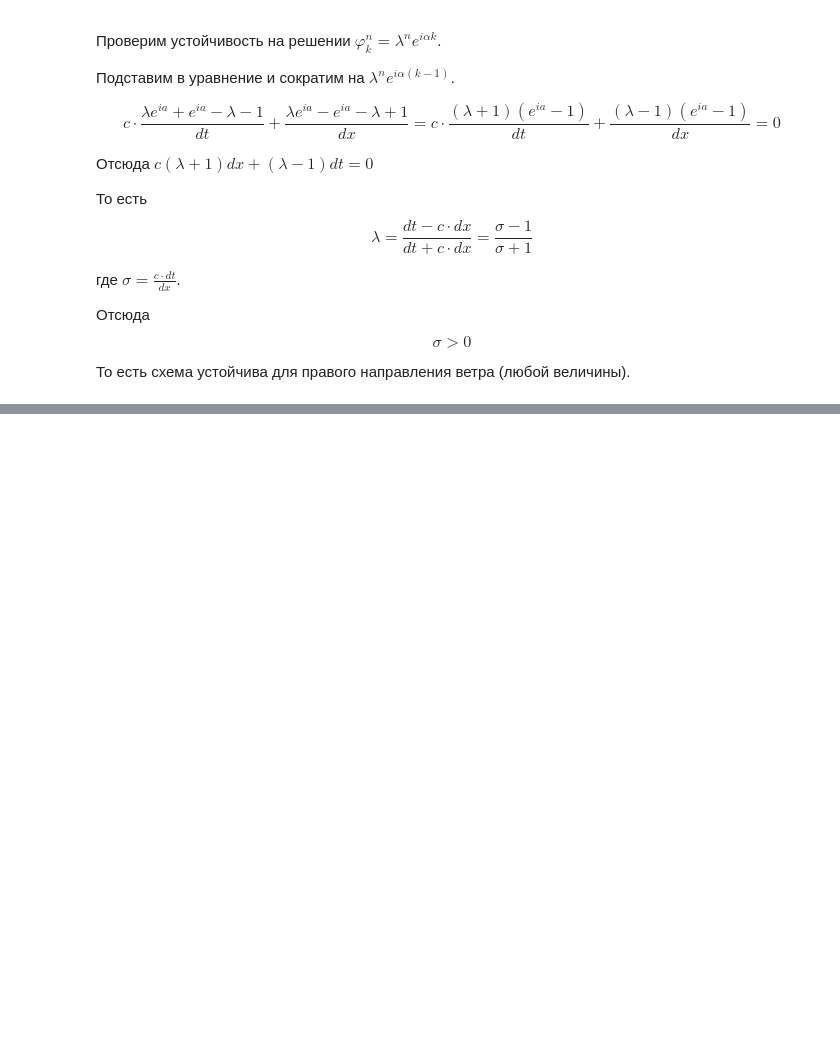
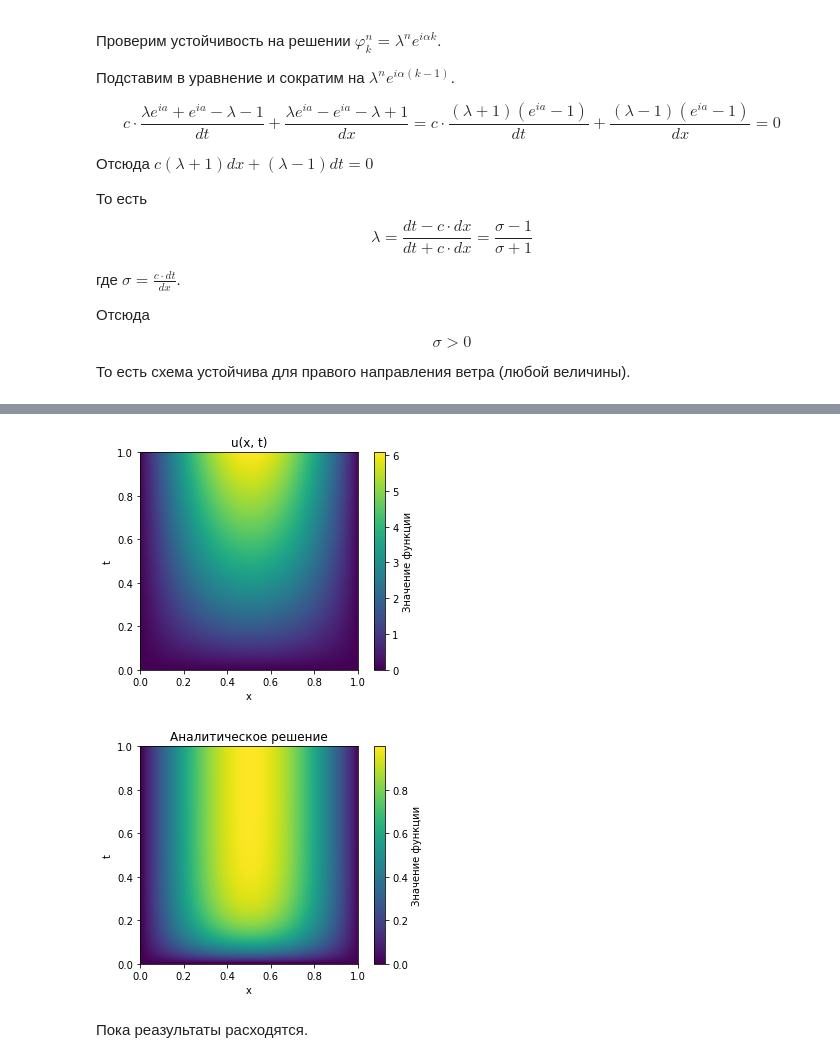
Before and after one commit to Griborii/computation_math, a Jupyter notebook: ДЗ 2/ДЗ 2.ipynb, the cells around one changed output, grey strips where cells are left out. Saved outputs shown, nothing was run; the diff lists cells and outputs as text; code cells hidden in the pictures; blank space fills up the shorter version.

```diff
--- a/ДЗ 2/ДЗ 2.ipynb
+++ b/ДЗ 2/ДЗ 2.ipynb
@@ -60,0 +126,66 @@ $|\lambda \le 1|$ эквивалентно условию $$\frac{2 + 2\sigma^2
+# %%
+def func1(x):
+    return math.pi**2 * math.sin(math.pi * x)
+
+def prec_ans(x, t):
+    return (1 - math.exp((-math.pi**2 * t))) * math.sin(math.pi * x)
+
+def Krank_nik(u_0, func, h_t, h_x):
+    n_t = int(T_t / h_t)
+    n_x = int(T_x / h_x)
+    f = [func(i / n_x) for i in range(n_x)]
+    A = np.zeros((n_x, n_x))
+
+    for i in range(n_x):
+        A[i][i] = 1 + 2 * lmbd
+
+    for i in range(n_x - 1):
+        A[i + 1][i] = -lmbd
+        A[i][i + 1] = -lmbd
+
+    B = np.linalg.inv(A/2 + np.eye(n_x)/h_t)
+    U = [u_0]
+
+    for i in range(1, n_t):
+        u = B @ (f - A @ U[i - 1] / 2 + U[i - 1] / h_t)
+        U.append(u)
+    return U
+
+T_t = 1
+T_x = 1
+h_t = 0.01
+h_x = 0.01
+n_t = int(T_t / h_t)
+n_x = int(T_x / h_x)
+lmbd = h_t / (2 * h_x**2)
+u_0 = np.zeros(n_x)
+
+U = Krank_nik(u_0, func1, h_t, h_x)
+
+plt.imshow(U, extent=[0, 1, 0, 1], origin='lower', cmap='viridis')
+plt.colorbar(label='Значение функции')  # Добавляем цветовую шкалу
+plt.xlabel('x')
+plt.ylabel('t')
+plt.title('u(x, t)')
+plt.show()
+
+U_real = []
+
+for i in range(n_t):
+    t = i * h_t
+    U_real.append([])
+    for j in range(n_x):
+        x = j * h_x
+        U_real[i].append(prec_ans(x, t))
+
+plt.imshow(U_real, extent=[0, 1, 0, 1], origin='lower', cmap='viridis')
+plt.colorbar(label='Значение функции')  # Добавляем цветовую шкалу
+plt.xlabel('x')
+plt.ylabel('t')
+plt.title('Аналитическое решение')
+plt.show()
+# %% [output]
+[figure, added]
+[figure, added]
+# %% [markdown]
+Пока реазультаты расходятся.
```
Also changed, not shown: parts of 3 cells of this notebook, 3 other files.
